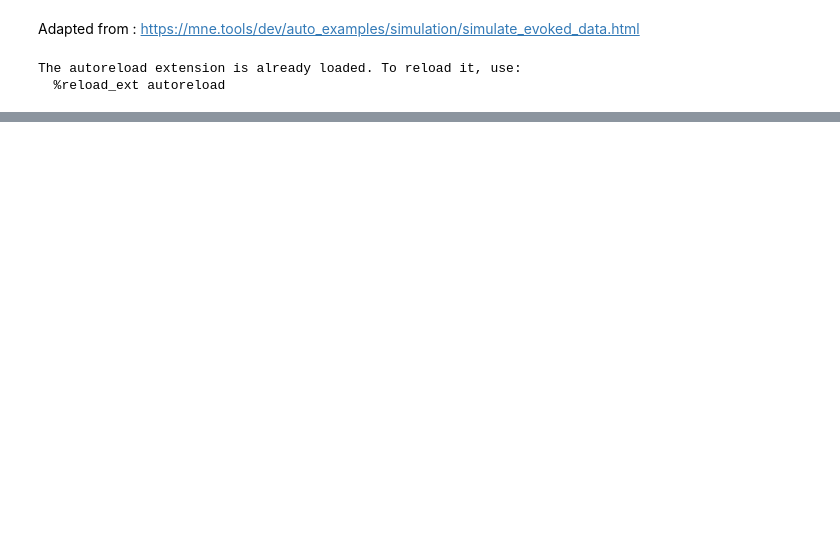
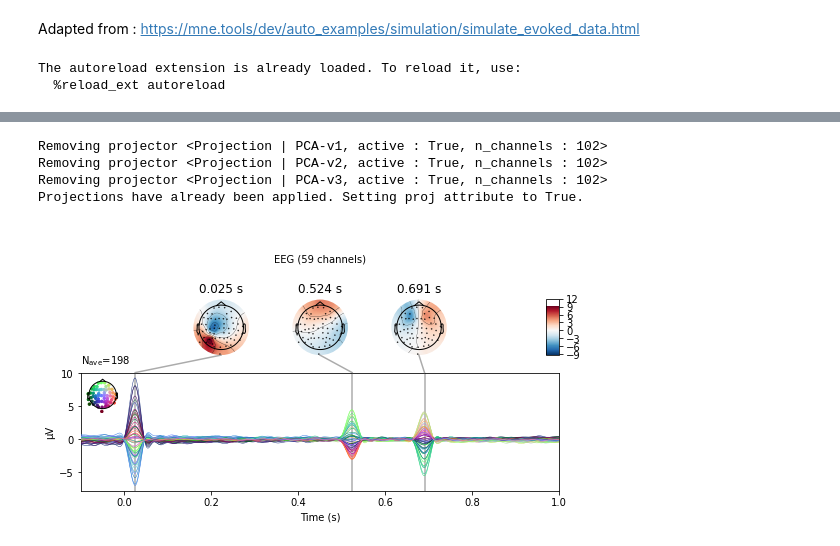
Before and after one commit to GWeindel/hmp, a Jupyter notebook: simulated_raw_data_using_subject_anatomy.ipynb, the cells around one changed output, grey strips where cells are left out. Cells and saved outputs as stored; diff of their text form; code cells hidden in the pictures; blank space fills up the shorter version.

```diff
--- a/simulated_raw_data_using_subject_anatomy.ipynb
+++ b/simulated_raw_data_using_subject_anatomy.ipynb
@@ -124,16 +16,0 @@ Adding noise to 366/376 channels (366 channels in cov)
-# %%
-raw_ds = raw.load_data().copy().resample(100)
-
-tmin, tmax = -0.1, 1
-
-raw_ds.filter(.5, 30, fir_design='firwin')
-events = mne.find_events(raw_ds)
-
-picks = mne.pick_types(raw_ds.info, meg=False, eeg=True, stim=False, eog=False,
-                       exclude='bads')
-
-epochs = mne.Epochs(raw_ds, events, 1, tmin, tmax, proj=False,
-                    picks=picks, baseline=None, preload=True,
-                    verbose=False,detrend=1)
-epochs.average().plot_joint()
-X = epochs.copy().get_data()
@@ -400,0 +124,22 @@ Parameters estimated for 3 bumps model
+# %%
+raw_ds = raw.load_data(verbose=False).copy()
+
+tmin, tmax = -0.1, 1
+
+raw_ds.filter(.5, 30, fir_design='firwin',verbose=False)
+events = mne.find_events(raw_ds,verbose=False)
+
+picks = mne.pick_types(raw_ds.info, meg=False, eeg=True, stim=False, eog=False,
+                       exclude='bads')
+
+epochs = mne.Epochs(raw_ds, events, 1, tmin, tmax, proj=False,
+                    picks=picks, baseline=None, preload=True,
+                    verbose=False,detrend=1)
+epochs.average().plot_joint()
+X = epochs.copy().get_data()
+# %% [output]
+Removing projector <Projection | PCA-v1, active : True, n_channels : 102>
+Removing projector <Projection | PCA-v2, active : True, n_channels : 102>
+Removing projector <Projection | PCA-v3, active : True, n_channels : 102>
+Projections have already been applied. Setting proj attribute to True.
+[figure, added]
```
Also changed, not shown: parts of 50 cells of this notebook, 2 other files.
